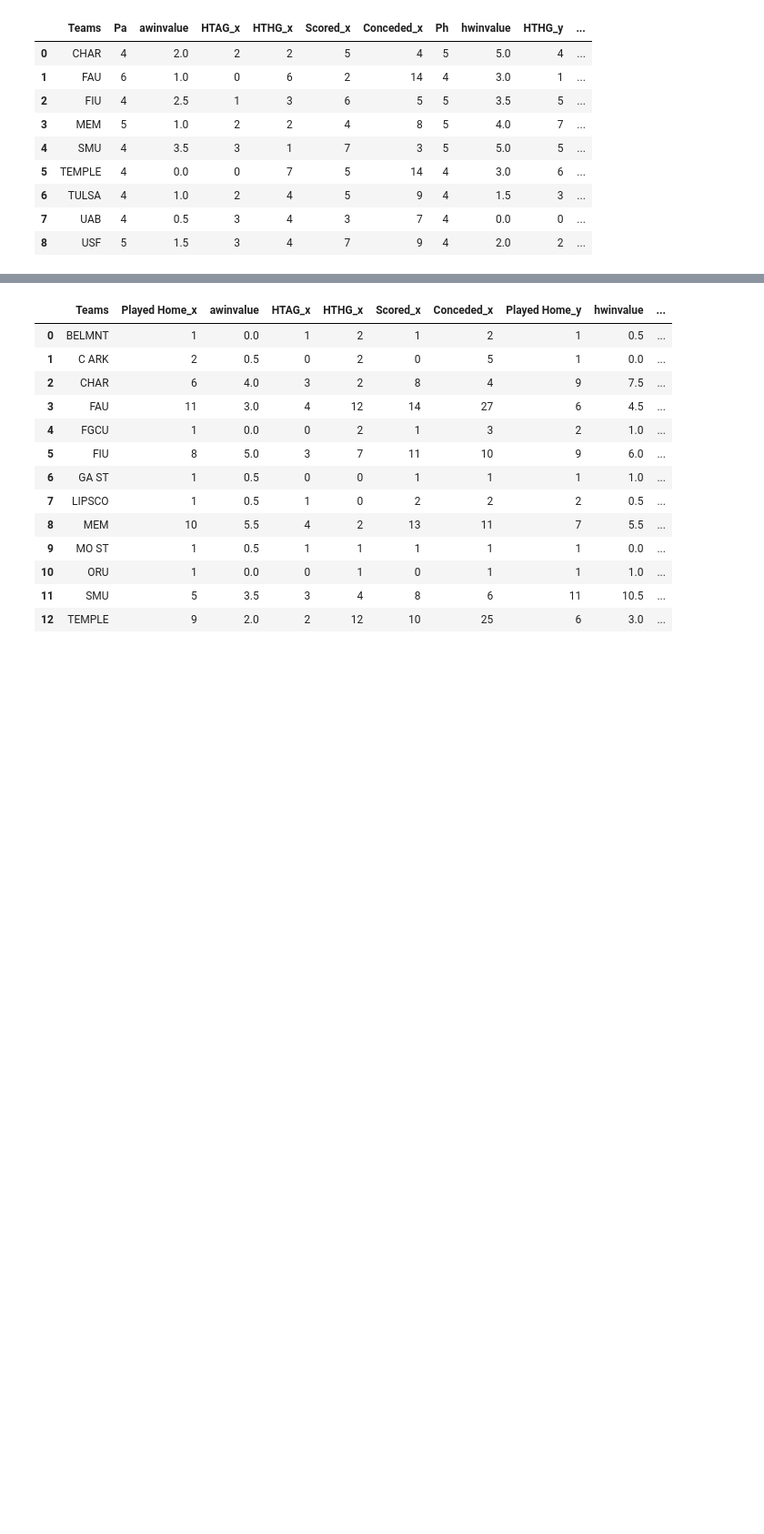
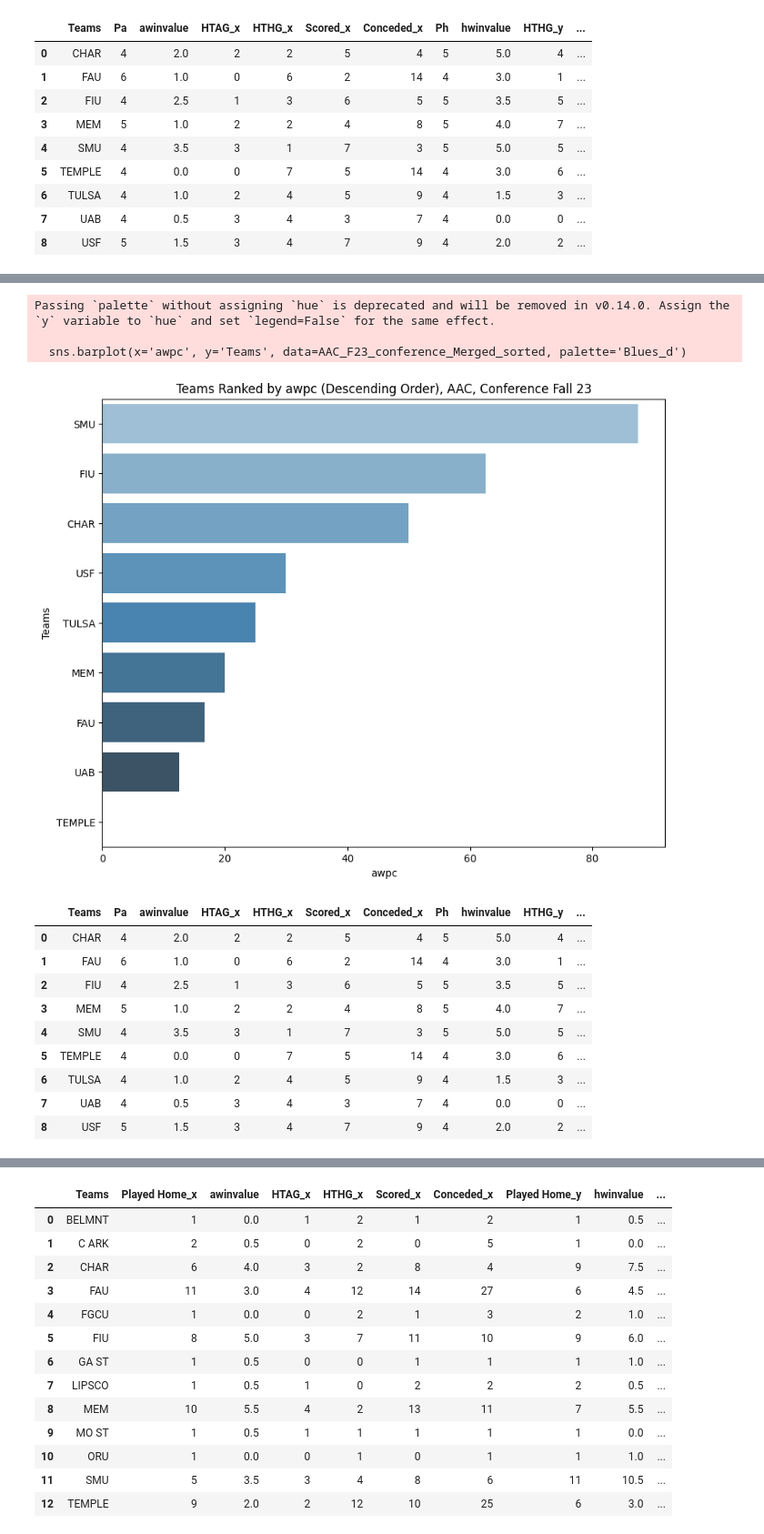
Before and after one commit to AimanFariz/Soccer-Analytics, a Jupyter notebook: NCAA_D1_F23_AAC.ipynb, the cells around one changed output, grey strips where cells are left out. Shown at 91% size. Cells and saved outputs as stored; diff of their text form; code cells hidden in the pictures; blank space fills up the shorter version.

```diff
--- a/NCAA_D1_F23_AAC.ipynb
+++ b/NCAA_D1_F23_AAC.ipynb
@@ -486,0 +581,33 @@ Passing `palette` without assigning `hue` is deprecated and will be removed in v
+# %%
+# Handle any potential infinite or NaN values (e.g., when HTGF is 0)
+AAC_F23_conference_Merged.replace([float('inf'), -float('inf')], pd.NA, inplace=True)
+AAC_F23_conference_Merged.dropna(subset=['awpc'], inplace=True)
+
+# Sort the DataFrame by the ratio in ascending order
+AAC_F23_conference_Merged_sorted = AAC_F23_conference_Merged.sort_values('awpc', ascending = False)
+
+# Plot the data
+plt.figure(figsize=(10, 8))
+sns.barplot(x='awpc', y='Teams', data=AAC_F23_conference_Merged_sorted, palette='Blues_d')
+
+plt.title('Teams Ranked by awpc (Descending Order), AAC, Conference Fall 23')
+plt.xlabel('awpc')
+plt.ylabel('Teams')
+plt.show()
+
+AAC_F23_conference_Merged
+# %% [output]
+Passing `palette` without assigning `hue` is deprecated and will be removed in v0.14.0. Assign the `y` variable to `hue` and set `legend=False` for the same effect.
+
+  sns.barplot(x='awpc', y='Teams', data=AAC_F23_conference_Merged_sorted, palette='Blues_d')
+[figure, added]
+|  | Teams | Pa | awinvalue | HTAG_x | HTHG_x | Scored_x | Conceded_x | Ph | hwinvalue | HTHG_y | ... |
+| 0 | CHAR | 4 | 2.0 | 2 | 2 | 5 | 4 | 5 | 5.0 | 4 | ... |
+| 1 | FAU | 6 | 1.0 | 0 | 6 | 2 | 14 | 4 | 3.0 | 1 | ... |
+| 2 | FIU | 4 | 2.5 | 1 | 3 | 6 | 5 | 5 | 3.5 | 5 | ... |
+| 3 | MEM | 5 | 1.0 | 2 | 2 | 4 | 8 | 5 | 4.0 | 7 | ... |
+| 4 | SMU | 4 | 3.5 | 3 | 1 | 7 | 3 | 5 | 5.0 | 5 | ... |
+| 5 | TEMPLE | 4 | 0.0 | 0 | 7 | 5 | 14 | 4 | 3.0 | 6 | ... |
+| 6 | TULSA | 4 | 1.0 | 2 | 4 | 5 | 9 | 4 | 1.5 | 3 | ... |
+| 7 | UAB | 4 | 0.5 | 3 | 4 | 3 | 7 | 4 | 0.0 | 0 | ... |
+| 8 | USF | 5 | 1.5 | 3 | 4 | 7 | 9 | 4 | 2.0 | 2 | ... |
```
Also changed, not shown: parts of 13 cells of this notebook.
